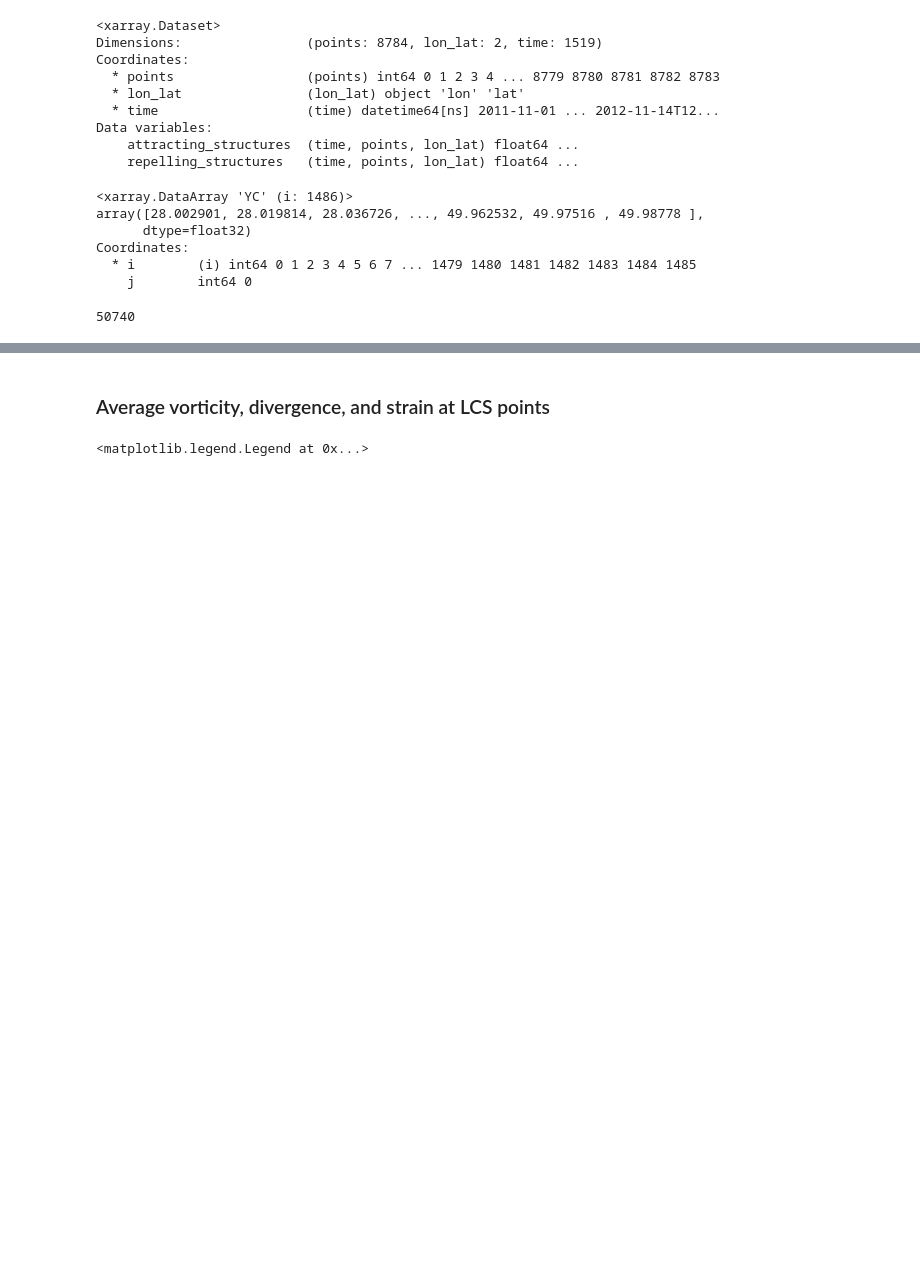
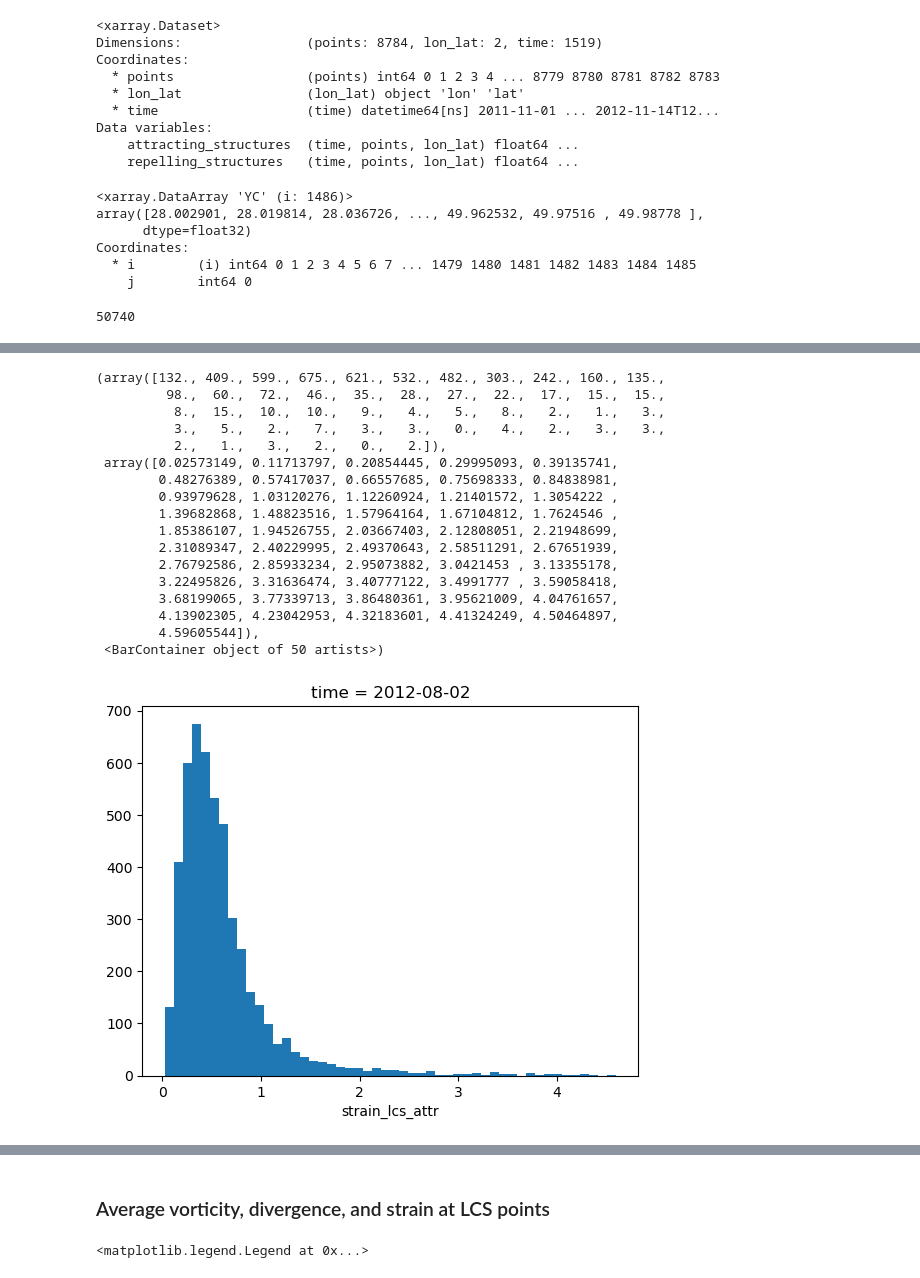
Before and after one commit to bdarbyMLML/cape_mend_SM_LCS, a Jupyter notebook: Hypothesis_1.ipynb, the cells around one changed output, grey strips where cells are left out. Cells and saved outputs as stored; diff of their text form; code cells hidden in the pictures; blank space fills up the shorter version.

```diff
--- a/Hypothesis_1.ipynb
+++ b/Hypothesis_1.ipynb
@@ -344,0 +398,23 @@ strain_lcs = xr.open_mfdataset(strain_lcs_filepaths)
+# %%
+#div_lcs['div_lcs_rep'].isel(time=500).plot()#.step()
+#div_lcs['div_lcs_rep'].isel(time=1000).dropna(dim='points',how='any').plot.hist(bins=50,range=[-2.5,3])
+strain_lcs['strain_lcs_attr'].isel(time=1100).dropna(dim='points',how='any').plot.hist(bins=50)
+# %% [output]
+(array([132., 409., 599., 675., 621., 532., 482., 303., 242., 160., 135.,
+         98.,  60.,  72.,  46.,  35.,  28.,  27.,  22.,  17.,  15.,  15.,
+          8.,  15.,  10.,  10.,   9.,   4.,   5.,   8.,   2.,   1.,   3.,
+          3.,   5.,   2.,   7.,   3.,   3.,   0.,   4.,   2.,   3.,   3.,
+          2.,   1.,   3.,   2.,   0.,   2.]),
+ array([0.02573149, 0.11713797, 0.20854445, 0.29995093, 0.39135741,
+        0.48276389, 0.57417037, 0.66557685, 0.75698333, 0.84838981,
+        0.93979628, 1.03120276, 1.12260924, 1.21401572, 1.3054222 ,
+        1.39682868, 1.48823516, 1.57964164, 1.67104812, 1.7624546 ,
+        1.85386107, 1.94526755, 2.03667403, 2.12808051, 2.21948699,
+        2.31089347, 2.40229995, 2.49370643, 2.58511291, 2.67651939,
+        2.76792586, 2.85933234, 2.95073882, 3.0421453 , 3.13355178,
+        3.22495826, 3.31636474, 3.40777122, 3.4991777 , 3.59058418,
+        3.68199065, 3.77339713, 3.86480361, 3.95621009, 4.04761657,
+        4.13902305, 4.23042953, 4.32183601, 4.41324249, 4.50464897,
+        4.59605544]),
+ <BarContainer object of 50 artists>)
+[figure, added]
```
Also changed, not shown: parts of 38 cells of this notebook, 1 other file.
